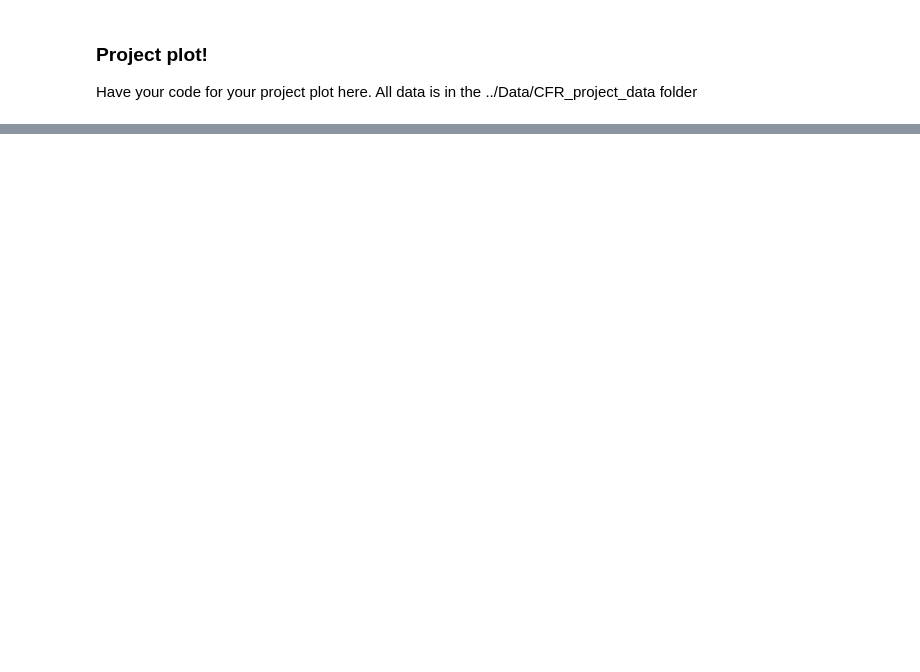
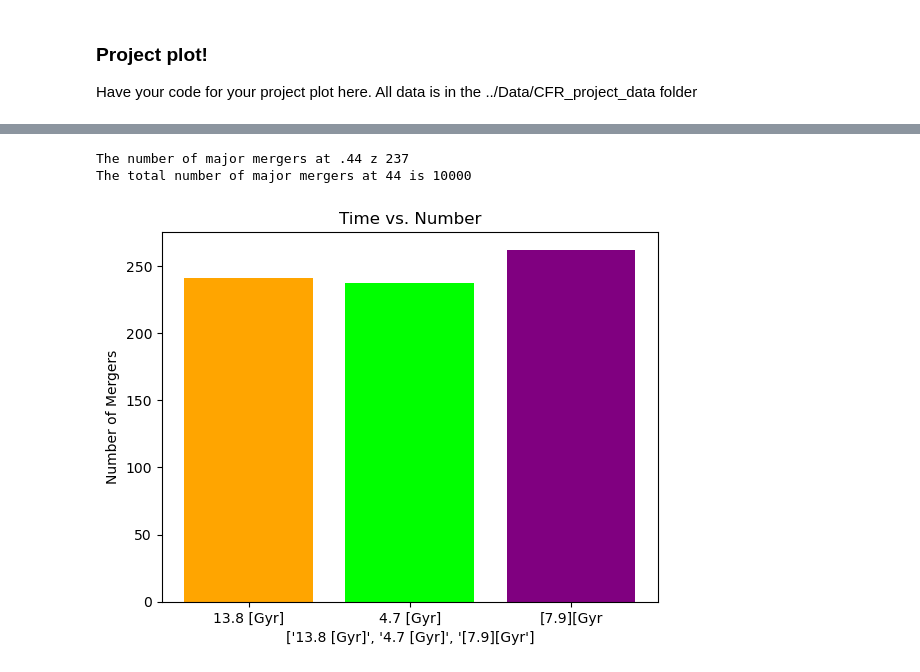
Before and after one commit to Santiago786/CFR-2025, a Jupyter notebook: Astro/Blank/Project.ipynb, the cells around one changed output, grey strips where cells are left out. Drawn from its saved outputs; the diff is of its cells as text; code cells hidden in the pictures; blank space fills up the shorter version.

```diff
--- a/Astro/Blank/Project.ipynb
+++ b/Astro/Blank/Project.ipynb
@@ -87,0 +103,20 @@ num_major_mergers_44= data2['Number of Major Mergers']
+# %%
+major_merg_44 = num_major_mergers_44 >= 1
+# %%
+print('The number of major mergers at .44 z', sum(major_merg_44)) # fill in the sum after the comma
+
+print('The total number of major mergers at 44 is', len(num_major_mergers_44))
+# %% [output]
+The number of major mergers at .44 z 237
+The total number of major mergers at 44 is 10000
+# %%
+Time = ['13.8 [Gyr]', '4.7 [Gyr]', '[7.9][Gyr']
+num_mergers = [sum(major_merg_0), sum(major_merg_44), sum(major_merg_1)]
+colors= ['orange', 'lime', 'purple']
+plt.bar(Time, num_mergers, color = colors,)
+plt.title ('Time vs. Number')
+plt.xlabel(Time)
+plt.ylabel('Number of Mergers')
+plt.show()
+# %% [output]
+[figure, added]
```
Also changed, not shown: parts of 14 cells of this notebook.
